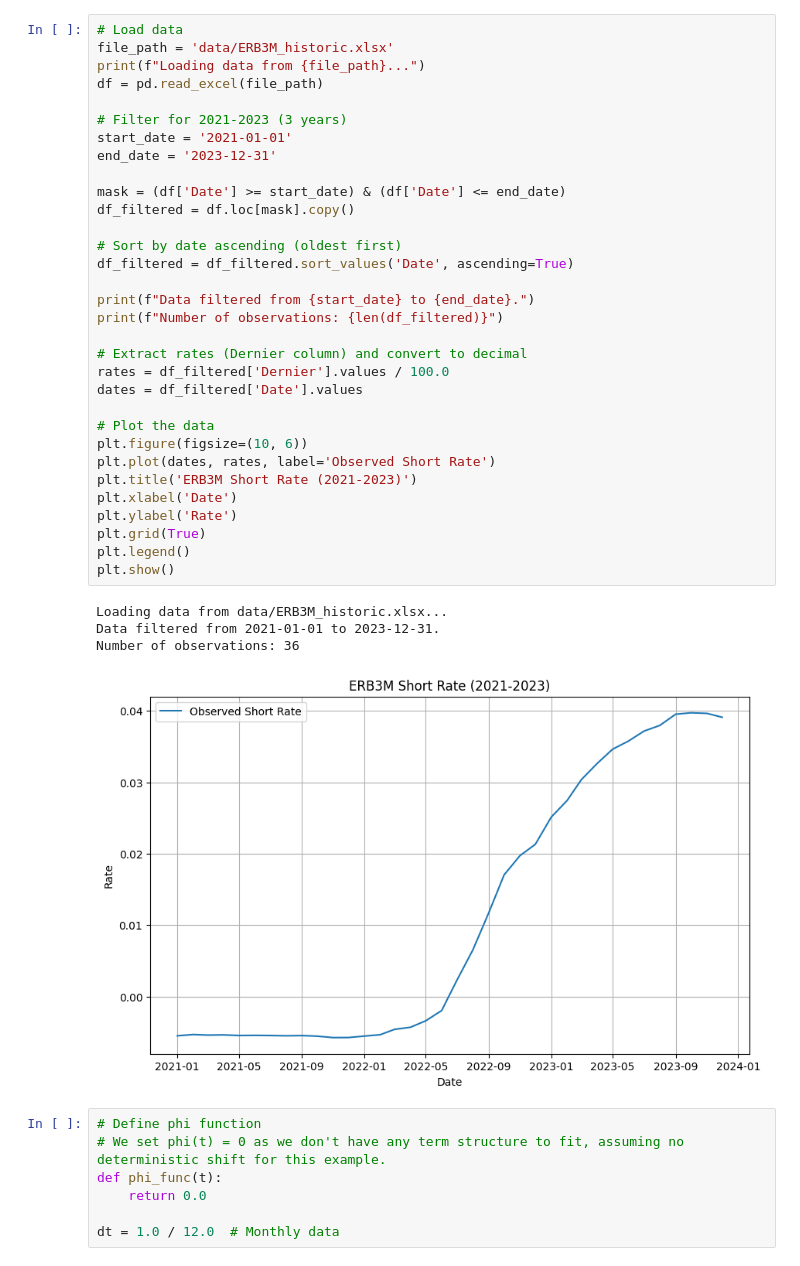
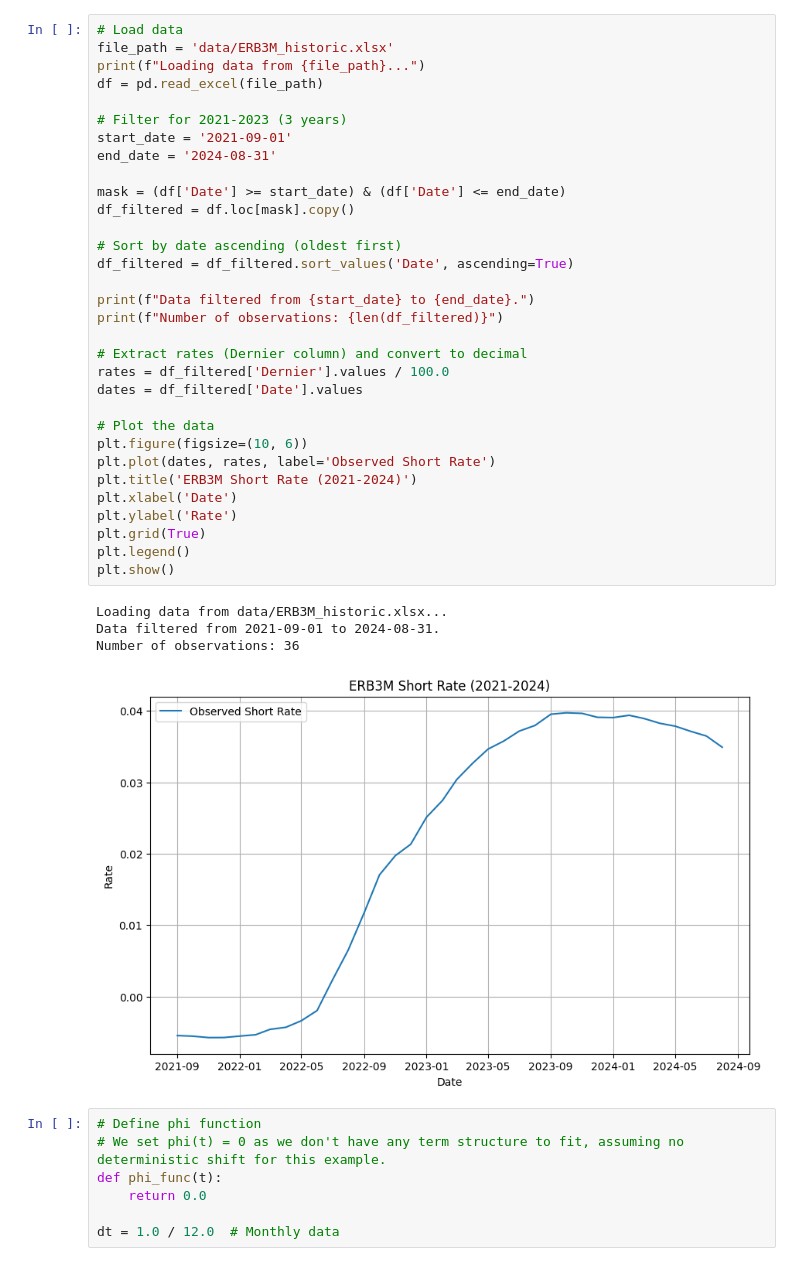
Before and after one commit to Hugo-NGN/IR-models, a Jupyter notebook: example_calibration.ipynb, the cells around one changed output. Cells and saved outputs as stored; diff of their text form.

```diff
--- a/example_calibration.ipynb
+++ b/example_calibration.ipynb
@@ -21,38 +21,38 @@ from ir_models.calibration.g2pp import G2ppKalmanMLE
 file_path = 'data/ERB3M_historic.xlsx'
 print(f"Loading data from {file_path}...")
 df = pd.read_excel(file_path)
 
 # Filter for 2021-2023 (3 years)
-start_date = '2021-01-01'
-end_date = '2023-12-31'
+start_date = '2021-09-01'
+end_date = '2024-08-31'
 
 mask = (df['Date'] >= start_date) & (df['Date'] <= end_date)
 df_filtered = df.loc[mask].copy()
 
 # Sort by date ascending (oldest first)
 df_filtered = df_filtered.sort_values('Date', ascending=True)
 
 print(f"Data filtered from {start_date} to {end_date}.")
 print(f"Number of observations: {len(df_filtered)}")
 
 # Extract rates (Dernier column) and convert to decimal
 rates = df_filtered['Dernier'].values / 100.0
 dates = df_filtered['Date'].values
 
 # Plot the data
 plt.figure(figsize=(10, 6))
 plt.plot(dates, rates, label='Observed Short Rate')
-plt.title('ERB3M Short Rate (2021-2023)')
+plt.title('ERB3M Short Rate (2021-2024)')
 plt.xlabel('Date')
 plt.ylabel('Rate')
 plt.grid(True)
 plt.legend()
 plt.show()
 # %% [output]
 Loading data from data/ERB3M_historic.xlsx...
-Data filtered from 2021-01-01 to 2023-12-31.
+Data filtered from 2021-09-01 to 2024-08-31.
 Number of observations: 36
-[figure, old version]
+[figure, new version]
 # %%
 # Define phi function
 # We set phi(t) = 0 as we don't have any term structure to fit, assuming no deterministic shift for this example.
```
Also changed, not shown: parts of 5 cells of this notebook, 8 other files.
